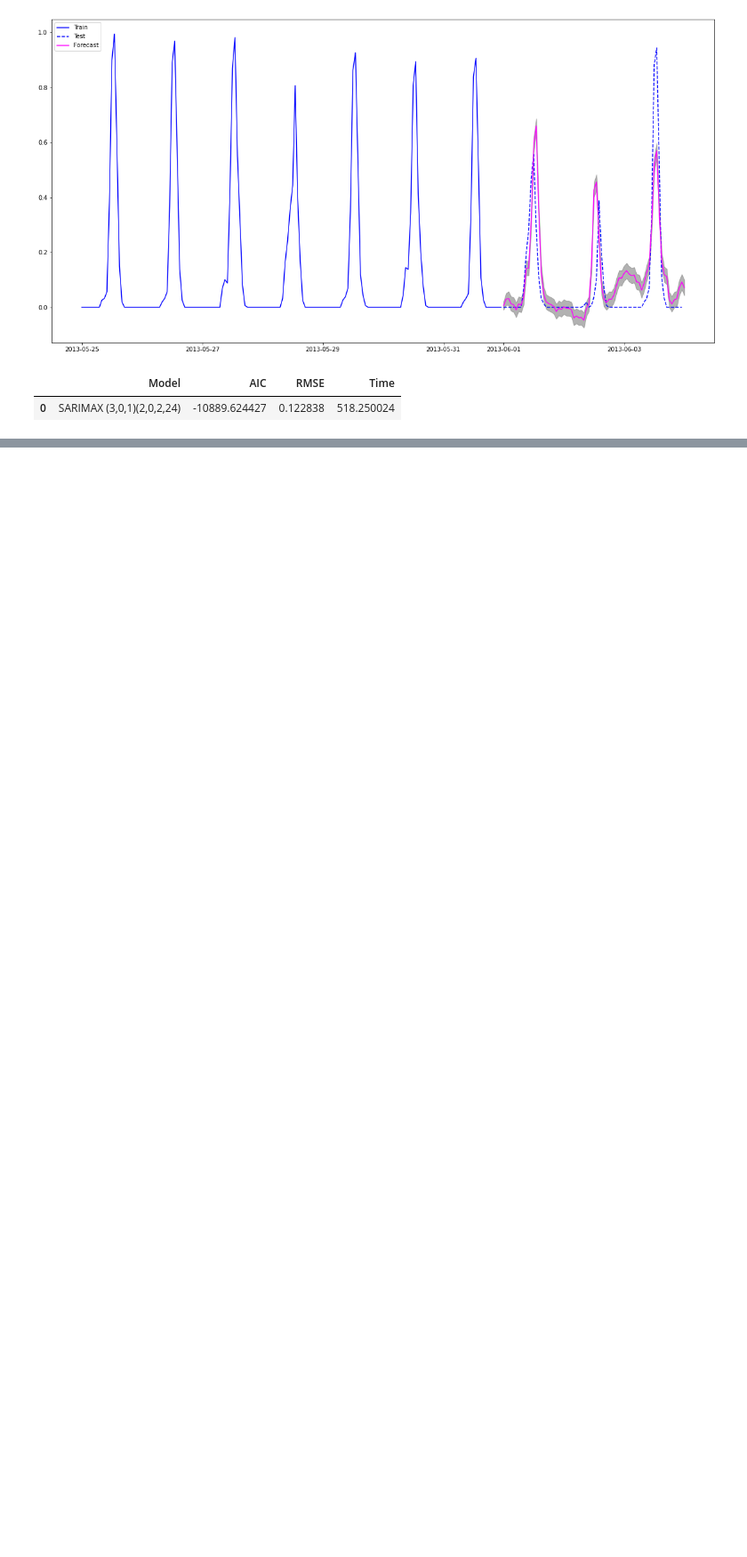
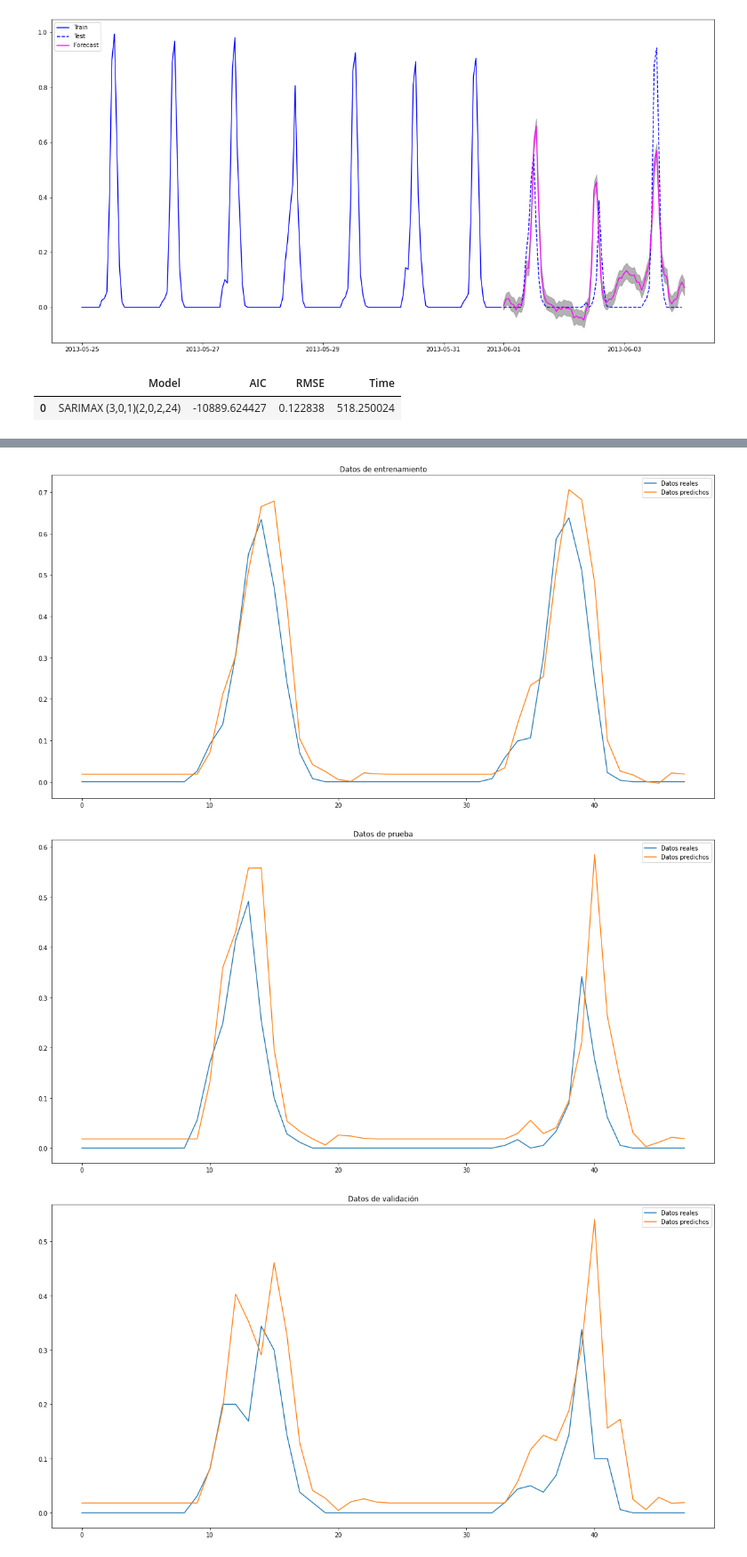
Before and after one commit to PabloSGomez50/humai-solar-panels, a Jupyter notebook: train_models.ipynb, the cells around one changed output, grey strips where cells are left out. Shown at 89% size. Saved outputs shown, nothing was run; the diff lists cells and outputs as text; code cells hidden in the pictures; blank space fills up the shorter version.

Commit message:
actualizo el modelo

```diff
--- a/train_models.ipynb
+++ b/train_models.ipynb
@@ -796,0 +859,7 @@ put_model_result(dfModelsResults, "SARIMAX (3,0,1)(3,0,2,24)", aic, fin-inicio,
+# %%
+#creamos la LSTM network
+model = Sequential()
+model.add(LSTM(6, input_shape=(look_back, 1)))
+model.add(Dense(1))
+model.compile(loss='mean_squared_error', optimizer='adam')
+model.fit(trainX, trainY, epochs=10, batch_size=1, verbose=2)
@@ -796,0 +1001,11 @@ put_model_result(dfModelsResults, "SARIMAX (3,0,1)(3,0,2,24)", aic, fin-inicio,
+# %%
+Con estos conjuntos de datos, quiero graficar en tamaño figsize(20,10) los datos reales vs los predichos en train test y validation
+
+trainX, trainY = create_dataset(train, look_back)
+
+trainPredict = scaler.inverse_transform(trainPredict)
+trainY = scaler.inverse_transform([trainY])
+testPredict = scaler.inverse_transform(testPredict)
+testY = scaler.inverse_transform([testY])
+validationPredict = scaler.inverse_transform(validationPredict)
+validationY = scaler.inverse_transform([validationY])
@@ -796,0 +1017,33 @@ put_model_result(dfModelsResults, "SARIMAX (3,0,1)(3,0,2,24)", aic, fin-inicio,
+# %%
+import matplotlib.pyplot as plt
+
+ultimosN = 24 * 2
+
+# Gráfico de datos de entrenamiento
+plt.figure(figsize=(20,10))
+plt.plot(trainY.flatten()[-ultimosN:], label='Datos reales') # Graficar solo los últimos N puntos de trainY
+plt.plot(trainPredict.flatten()[-ultimosN:], label='Datos predichos') # Graficar solo los últimos N puntos de trainPredict
+plt.title('Datos de entrenamiento')
+plt.legend()
+plt.show()
+
+
+# Gráfico de datos de prueba
+plt.figure(figsize=(20,10))
+plt.plot(testY.flatten()[-ultimosN:], label='Datos reales')
+plt.plot(testPredict.flatten()[-ultimosN:], label='Datos predichos')
+plt.title('Datos de prueba')
+plt.legend()
+plt.show()
+
+# Gráfico de datos de validación
+plt.figure(figsize=(20,10))
+plt.plot(validationY.flatten()[-ultimosN:], label='Datos reales')
+plt.plot(validationPredict.flatten()[-ultimosN:], label='Datos predichos')
+plt.title('Datos de validación')
+plt.legend()
+plt.show()
+# %% [output]
+[figure, added]
+[figure, added]
+[figure, added]
```
Also changed, not shown: parts of 19 cells of this notebook.
